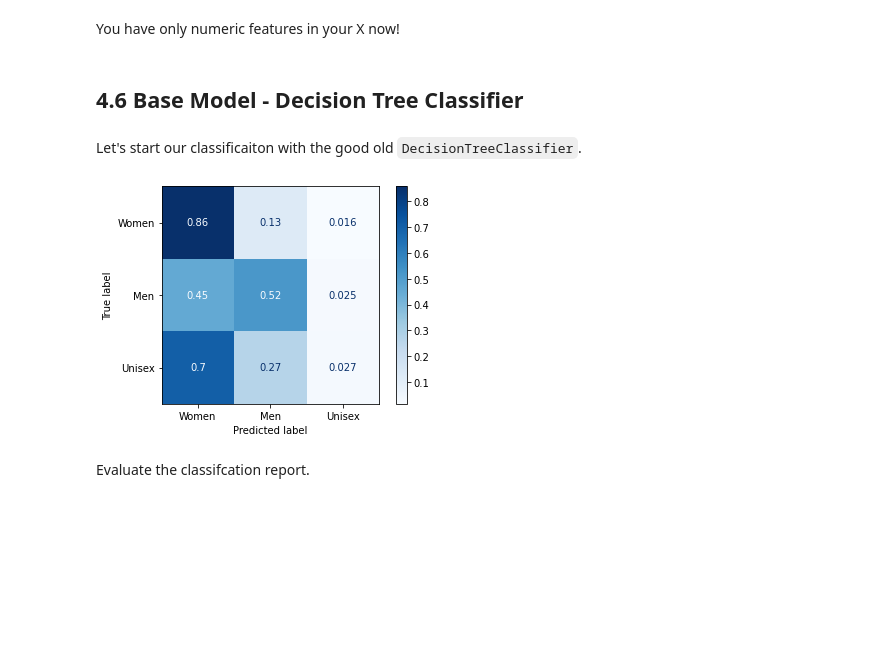
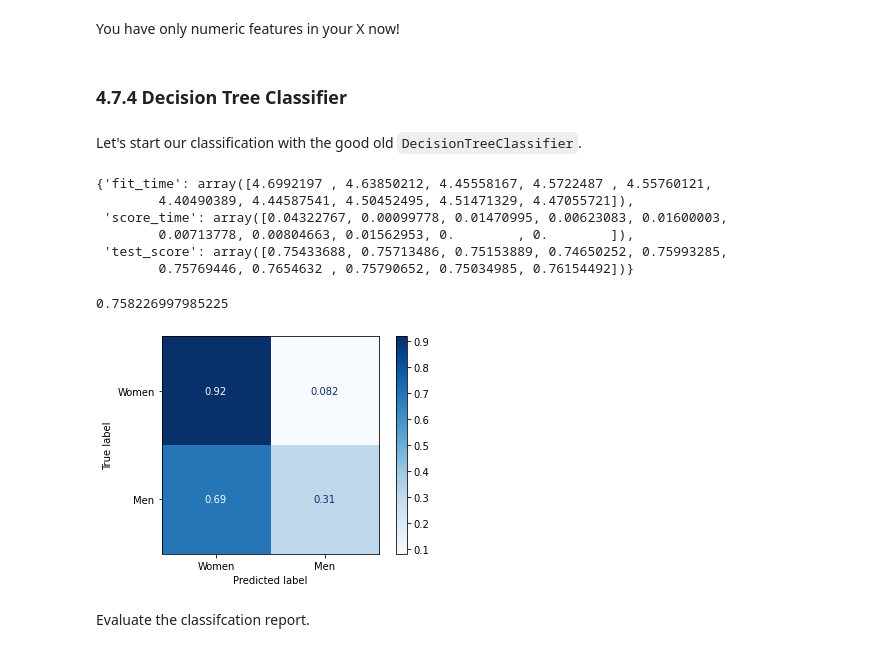
Before and after one commit to rporuthur/Springboard, a Jupyter notebook: SecondCapstone/notebook/04_preprocessing_and_training.ipynb, the cells around one changed output. Cells and saved outputs as stored; diff of their text form; code cells hidden in the pictures; blank space fills up the shorter version.

```diff
--- a/SecondCapstone/notebook/04_preprocessing_and_training.ipynb
+++ b/SecondCapstone/notebook/04_preprocessing_and_training.ipynb
@@ -267,7 +349,7 @@ Length: 100, dtype: object
 # %% [markdown]
 You have only numeric features in your X now!
 # %% [markdown]
-## 4.6 Base Model - Decision Tree Classifier<a id='4.6_Decision_Tree'></a>
+### 4.7.4 Decision Tree Classifier <a id='4.7.4_Decision_Tree'></a>
 # %% [markdown]
-Let's start our classificaiton with the good old `DecisionTreeClassifier`.
+Let's start our classification with the good old `DecisionTreeClassifier`.
 # %%
@@ -279,13 +363,26 @@ Let's start our classificaiton with the good old `DecisionTreeClassifier`.
 # dtree_cv.best_params_
 # %%
 best_dtree_model = DecisionTreeClassifier(max_depth=6, random_state=0)
-best_dtree_model.fit(X_train, y_train)
-dt_y_pred = best_dtree_model.predict(X_test)
+test_scores = cross_validate(best_dtree_model, X_train, y_train, cv=10)
+test_scores
+# %% [output]
+{'fit_time': array([4.6992197 , 4.63850212, 4.45558167, 4.5722487 , 4.55760121,
+        4.40490389, 4.44587541, 4.50452495, 4.51471329, 4.47055721]),
+ 'score_time': array([0.04322767, 0.00099778, 0.01470995, 0.00623083, 0.01600003,
+        0.00713778, 0.00804663, 0.01562953, 0.        , 0.        ]),
+ 'test_score': array([0.75433688, 0.75713486, 0.75153889, 0.74650252, 0.75993285,
+        0.75769446, 0.7654632 , 0.75790652, 0.75034985, 0.76154492])}
+# %%
+best_dtree_model.fit(X_train, y_train)
+dt_y_pred = best_dtree_model.predict(X_test)
+best_dtree_model.score(X_test, y_test)
+# %% [output]
+0.758226997985225
 # %%
-plot_confusion_matrix(best_dtree_model, X_test, y_test, display_labels=['Women', 'Men', 'Unisex'], cmap='Blues', normalize='true')
+plot_confusion_matrix(best_dtree_model, X_test, y_test, display_labels=['Women', 'Men'], cmap='Blues', normalize='true')
 plt.show();
 # %% [output]
-[figure, old version]
+[figure, new version]
 # %% [markdown]
 Evaluate the classifcation report.
 # %%
```
Also changed, not shown: parts of 79 cells of this notebook.
